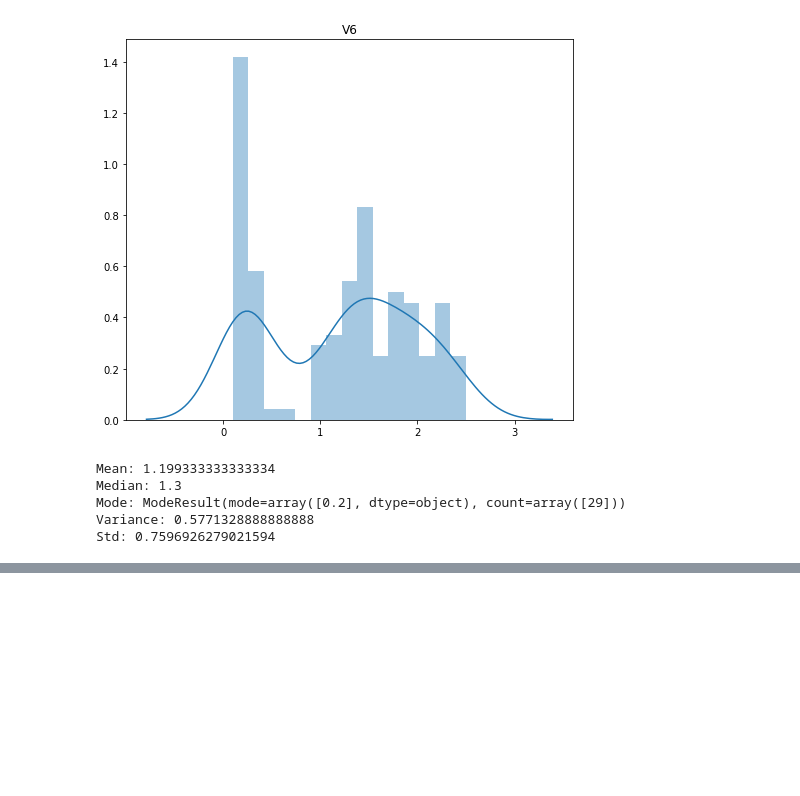
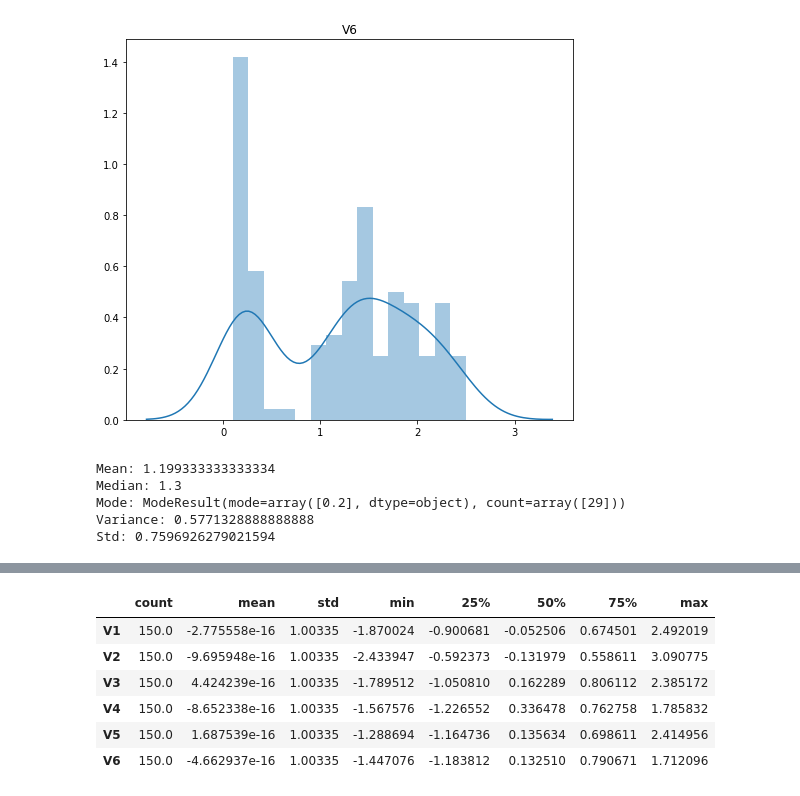
Before and after one commit to carvalheirafc/dim0097, a Jupyter notebook: lista1/questão_c.ipynb, the cells around one changed output, grey strips where cells are left out. Saved outputs shown, nothing was run; the diff lists cells and outputs as text; code cells hidden in the pictures; blank space fills up the shorter version.

```diff
--- a/lista1/questão_c.ipynb
+++ b/lista1/questão_c.ipynb
@@ -107,0 +126,16 @@ Std: 0.7596926279021594
+# %%
+'''
+Z-Score Normalization
+'''
+z_scaler = preprocessing.StandardScaler()
+data_zscore = data_norm_io = pd.DataFrame(z_scaler.fit_transform(data.to_numpy()),
+                            columns=data.columns)
+data_zscore.describe().transpose()
+# %% [output]
+|  | count | mean | std | min | 25% | 50% | 75% | max |
+| V1 | 150.0 | -2.775558e-16 | 1.00335 | -1.870024 | -0.900681 | -0.052506 | 0.674501 | 2.492019 |
+| V2 | 150.0 | -9.695948e-16 | 1.00335 | -2.433947 | -0.592373 | -0.131979 | 0.558611 | 3.090775 |
+| V3 | 150.0 | 4.424239e-16 | 1.00335 | -1.789512 | -1.050810 | 0.162289 | 0.806112 | 2.385172 |
+| V4 | 150.0 | -8.652338e-16 | 1.00335 | -1.567576 | -1.226552 | 0.336478 | 0.762758 | 1.785832 |
+| V5 | 150.0 | 1.687539e-16 | 1.00335 | -1.288694 | -1.164736 | 0.135634 | 0.698611 | 2.414956 |
+| V6 | 150.0 | -4.662937e-16 | 1.00335 | -1.447076 | -1.183812 | 0.132510 | 0.790671 | 1.712096 |
```
Also changed, not shown: parts of 5 cells of this notebook.
